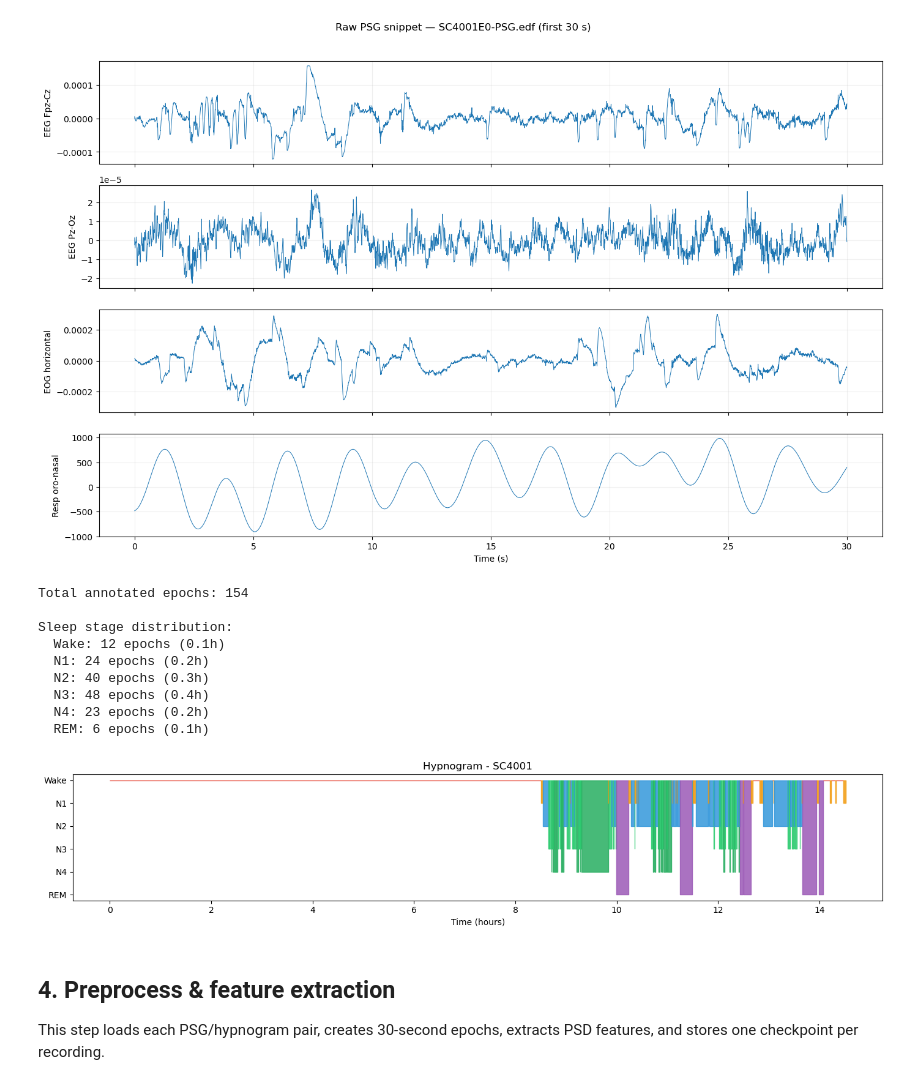
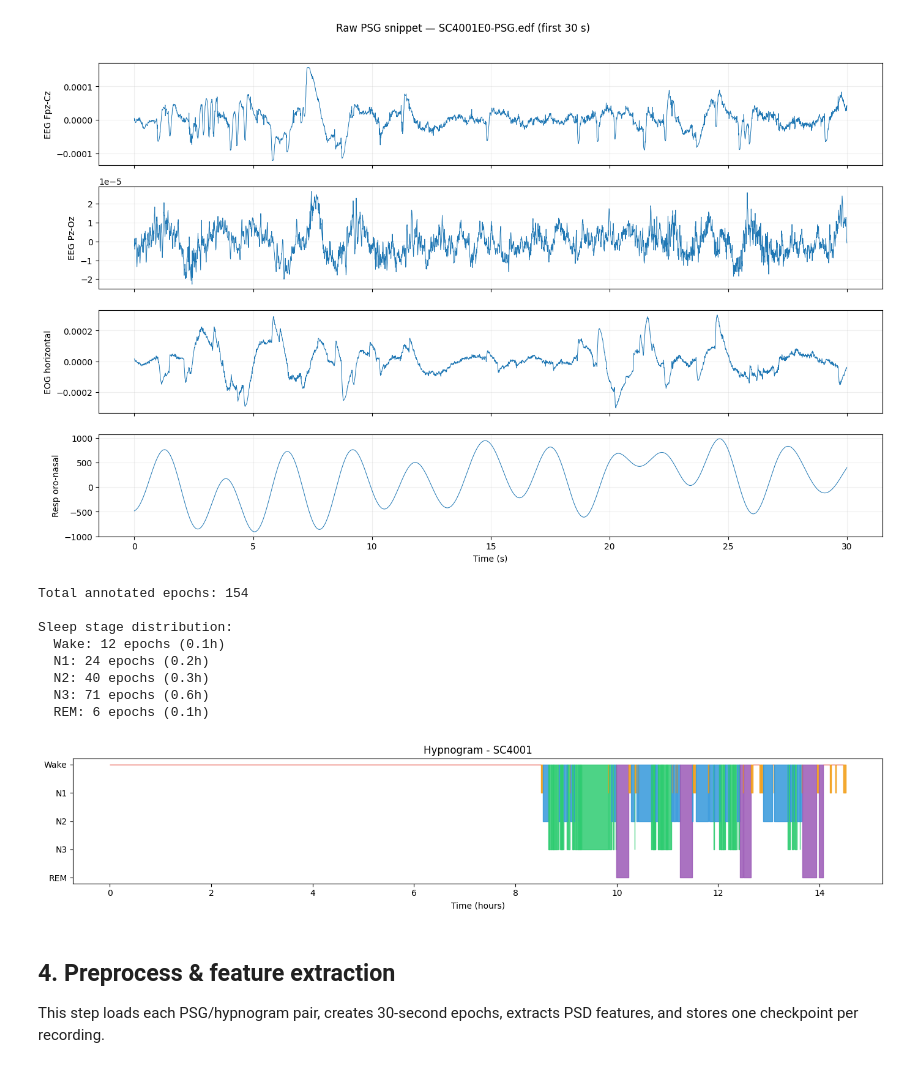
Before and after one commit to CarlaMalo/RobustSleepStaging, a Jupyter notebook: RobustSleepStagingV2.ipynb, the cells around one changed output. Cells and saved outputs as stored; diff of their text form; code cells hidden in the pictures.

```diff
--- a/RobustSleepStagingV2.ipynb
+++ b/RobustSleepStagingV2.ipynb
@@ -43,16 +43,12 @@ print('✓ Core libraries imported')
 
 The paths below point to the downloaded Sleep-EDF files and the checkpoint folders used for intermediate artifacts.
 # %%
-CUSTOM_DIR = Path.home() / 'Projects/RobustSleepStaging' # Update with actual path to project directory
+CUSTOM_DIR = Path.cwd() # Update with actual path to project directory
 # Data directory structure:
 # data/
-#   physionet.org/
-#     files/
-#       sleep-edfx/
-#         1.0.0/
-#           sleep-cassette/
-#           sleep-telemetry/
-DATA_DIR = CUSTOM_DIR / 'data/physionet.org/files/sleep-edfx/1.0.0/' # Update with actual path to data
+#       sleep-cassette/
+#       sleep-telemetry/
+DATA_DIR = CUSTOM_DIR / 'data' # Update with actual path to data
 SC_DIR = DATA_DIR / 'sleep-cassette'
 ST_DIR = DATA_DIR / 'sleep-telemetry'
 
@@ -158,38 +154,36 @@ for stage, count in pd.Series(stages_valid).value_counts().sort_index().items():
 COLORS = {
     0: '#e74c3c',  # Wake - red
     1: '#f39c12',  # N1 - orange
     2: '#3498db',  # N2 - blue
     3: '#2ecc71',  # N3 - green
-    4: '#27ae60',  # N4 - dark green
-    5: '#9b59b6',  # REM - purple
+    4: '#9b59b6',  # REM - purple
 }
 
 hours = np.array(onsets_valid) / 3600
 y = np.array(stages_valid)
 
 fig, ax = plt.subplots(figsize=(14, 3))
 for i in range(len(stages_valid) - 1):
     ax.fill_between([hours[i], hours[i+1]], [y[i], y[i]], [0, 0],
                     color=COLORS.get(y[i], 'gray'), alpha=0.85)
 
 ax.set_yticks(list(preprocess.STAGE_NAMES.keys()))
 ax.set_yticklabels(list(preprocess.STAGE_NAMES.values()))
 ax.set_xlabel('Time (hours)')
 ax.set_title(f'Hypnogram - {example_psg.name[:6]}')
 ax.invert_yaxis()
 plt.tight_layout()
 plt.show()
 # %% [output]
 Total annotated epochs: 154
 
 Sleep stage distribution:
   Wake: 12 epochs (0.1h)
   N1: 24 epochs (0.2h)
   N2: 40 epochs (0.3h)
-  N3: 48 epochs (0.4h)
-  N4: 23 epochs (0.2h)
+  N3: 71 epochs (0.6h)
   REM: 6 epochs (0.1h)
-[figure, old version]
+[figure, new version]
 # %% [markdown]
 ## 4. Preprocess & feature extraction
 
```
Also changed, not shown: parts of 11 cells of this notebook, 5 other files.
